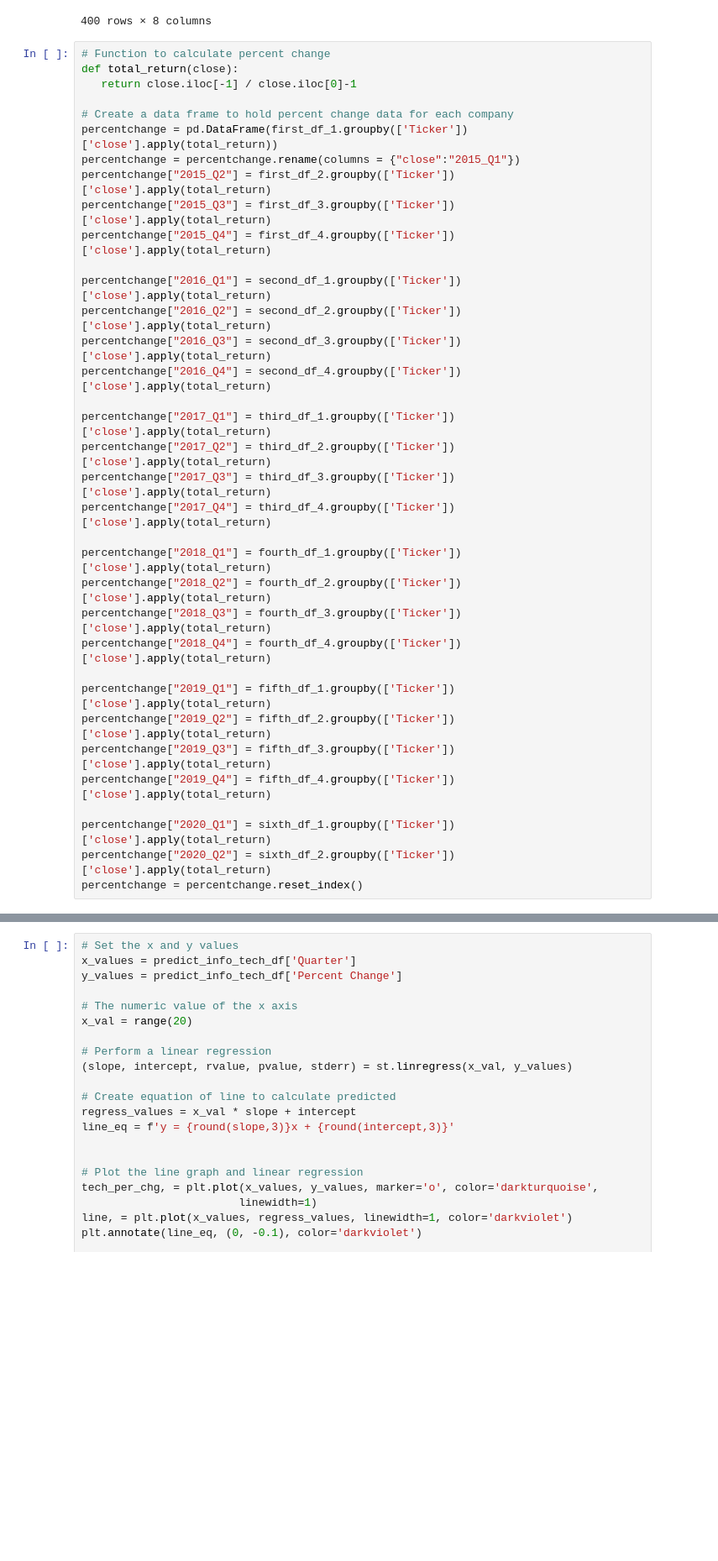
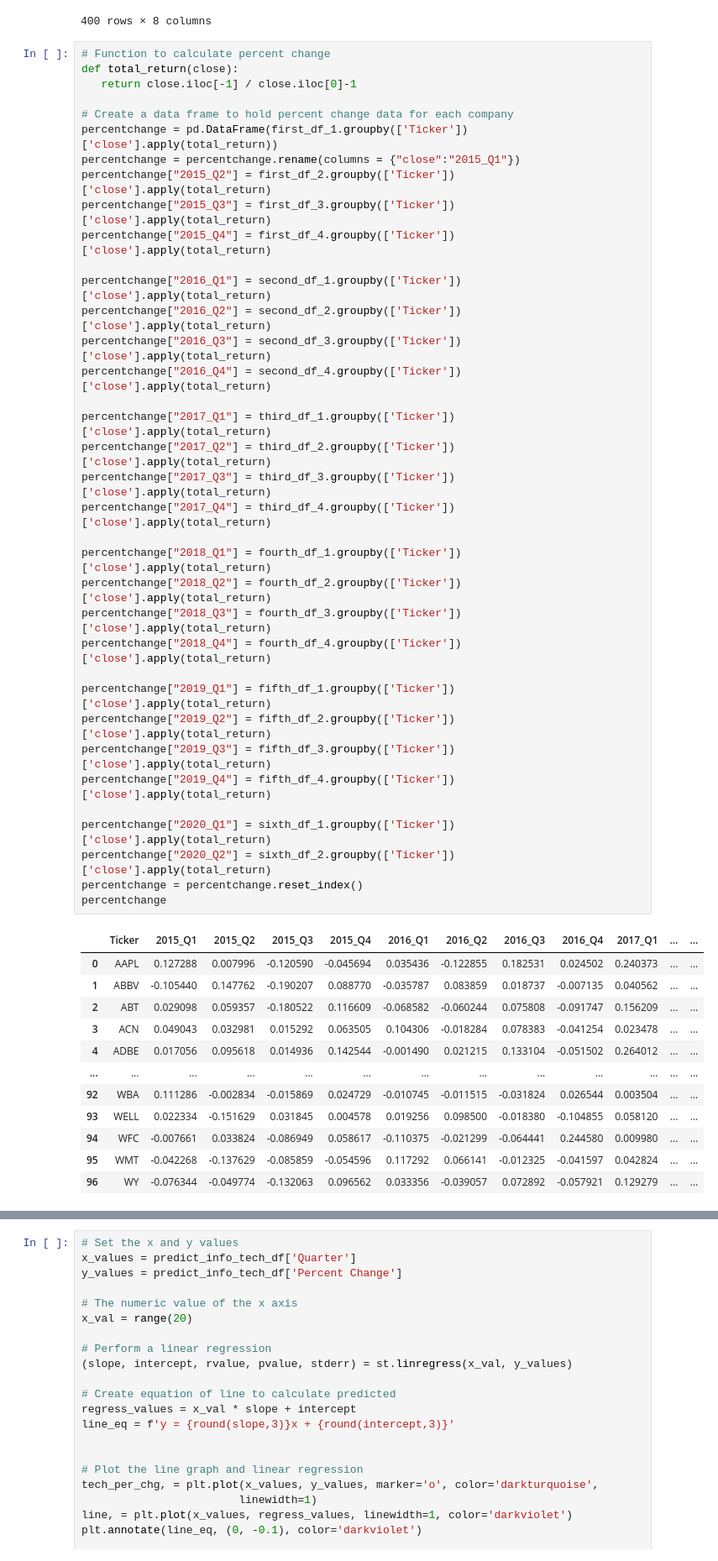
Before and after one commit to jmoon0830/pandemic-stock-analysis, a Jupyter notebook: Cleaning and Graphing Predicted and Actual Data.ipynb, the cells around one changed output, grey strips where cells are left out. Shown at 84% size. Saved outputs shown, nothing was run; the diff lists cells and outputs as text; blank space fills up the shorter version.

```diff
--- a/Cleaning and Graphing Predicted and Actual Data.ipynb
+++ b/Cleaning and Graphing Predicted and Actual Data.ipynb
@@ -171,30 +171,44 @@ def total_return(close):
 # Create a data frame to hold percent change data for each company
 percentchange = pd.DataFrame(first_df_1.groupby(['Ticker'])['close'].apply(total_return))
 percentchange = percentchange.rename(columns = {"close":"2015_Q1"})
 percentchange["2015_Q2"] = first_df_2.groupby(['Ticker'])['close'].apply(total_return)
 percentchange["2015_Q3"] = first_df_3.groupby(['Ticker'])['close'].apply(total_return)
 percentchange["2015_Q4"] = first_df_4.groupby(['Ticker'])['close'].apply(total_return)
 
 percentchange["2016_Q1"] = second_df_1.groupby(['Ticker'])['close'].apply(total_return)
 percentchange["2016_Q2"] = second_df_2.groupby(['Ticker'])['close'].apply(total_return)
 percentchange["2016_Q3"] = second_df_3.groupby(['Ticker'])['close'].apply(total_return)
 percentchange["2016_Q4"] = second_df_4.groupby(['Ticker'])['close'].apply(total_return)
 
 percentchange["2017_Q1"] = third_df_1.groupby(['Ticker'])['close'].apply(total_return)
 percentchange["2017_Q2"] = third_df_2.groupby(['Ticker'])['close'].apply(total_return)
 percentchange["2017_Q3"] = third_df_3.groupby(['Ticker'])['close'].apply(total_return)
 percentchange["2017_Q4"] = third_df_4.groupby(['Ticker'])['close'].apply(total_return)
 
 percentchange["2018_Q1"] = fourth_df_1.groupby(['Ticker'])['close'].apply(total_return)
 percentchange["2018_Q2"] = fourth_df_2.groupby(['Ticker'])['close'].apply(total_return)
 percentchange["2018_Q3"] = fourth_df_3.groupby(['Ticker'])['close'].apply(total_return)
 percentchange["2018_Q4"] = fourth_df_4.groupby(['Ticker'])['close'].apply(total_return)
 
 percentchange["2019_Q1"] = fifth_df_1.groupby(['Ticker'])['close'].apply(total_return)
 percentchange["2019_Q2"] = fifth_df_2.groupby(['Ticker'])['close'].apply(total_return)
 percentchange["2019_Q3"] = fifth_df_3.groupby(['Ticker'])['close'].apply(total_return)
 percentchange["2019_Q4"] = fifth_df_4.groupby(['Ticker'])['close'].apply(total_return)
 
 percentchange["2020_Q1"] = sixth_df_1.groupby(['Ticker'])['close'].apply(total_return)
 percentchange["2020_Q2"] = sixth_df_2.groupby(['Ticker'])['close'].apply(total_return)
 percentchange = percentchange.reset_index()
+percentchange
+# %% [output]
+|  | Ticker | 2015_Q1 | 2015_Q2 | 2015_Q3 | 2015_Q4 | 2016_Q1 | 2016_Q2 | 2016_Q3 | 2016_Q4 | 2017_Q1 | ... | ... |
+| 0 | AAPL | 0.127288 | 0.007996 | -0.120590 | -0.045694 | 0.035436 | -0.122855 | 0.182531 | 0.024502 | 0.240373 | ... | ... |
+| 1 | ABBV | -0.105440 | 0.147762 | -0.190207 | 0.088770 | -0.035787 | 0.083859 | 0.018737 | -0.007135 | 0.040562 | ... | ... |
+| 2 | ABT | 0.029098 | 0.059357 | -0.180522 | 0.116609 | -0.068582 | -0.060244 | 0.075808 | -0.091747 | 0.156209 | ... | ... |
+| 3 | ACN | 0.049043 | 0.032981 | 0.015292 | 0.063505 | 0.104306 | -0.018284 | 0.078383 | -0.041254 | 0.023478 | ... | ... |
+| 4 | ADBE | 0.017056 | 0.095618 | 0.014936 | 0.142544 | -0.001490 | 0.021215 | 0.133104 | -0.051502 | 0.264012 | ... | ... |
+| ... | ... | ... | ... | ... | ... | ... | ... | ... | ... | ... | ... | ... |
+| 92 | WBA | 0.111286 | -0.002834 | -0.015869 | 0.024729 | -0.010745 | -0.011515 | -0.031824 | 0.026544 | 0.003504 | ... | ... |
+| 93 | WELL | 0.022334 | -0.151629 | 0.031845 | 0.004578 | 0.019256 | 0.098500 | -0.018380 | -0.104855 | 0.058120 | ... | ... |
+| 94 | WFC | -0.007661 | 0.033824 | -0.086949 | 0.058617 | -0.110375 | -0.021299 | -0.064441 | 0.244580 | 0.009980 | ... | ... |
+| 95 | WMT | -0.042268 | -0.137629 | -0.085859 | -0.054596 | 0.117292 | 0.066141 | -0.012325 | -0.041597 | 0.042824 | ... | ... |
+| 96 | WY | -0.076344 | -0.049774 | -0.132063 | 0.096562 | 0.033356 | -0.039057 | 0.072892 | -0.057921 | 0.129279 | ... | ... |
```
Also changed, not shown: parts of 2 cells of this notebook.
